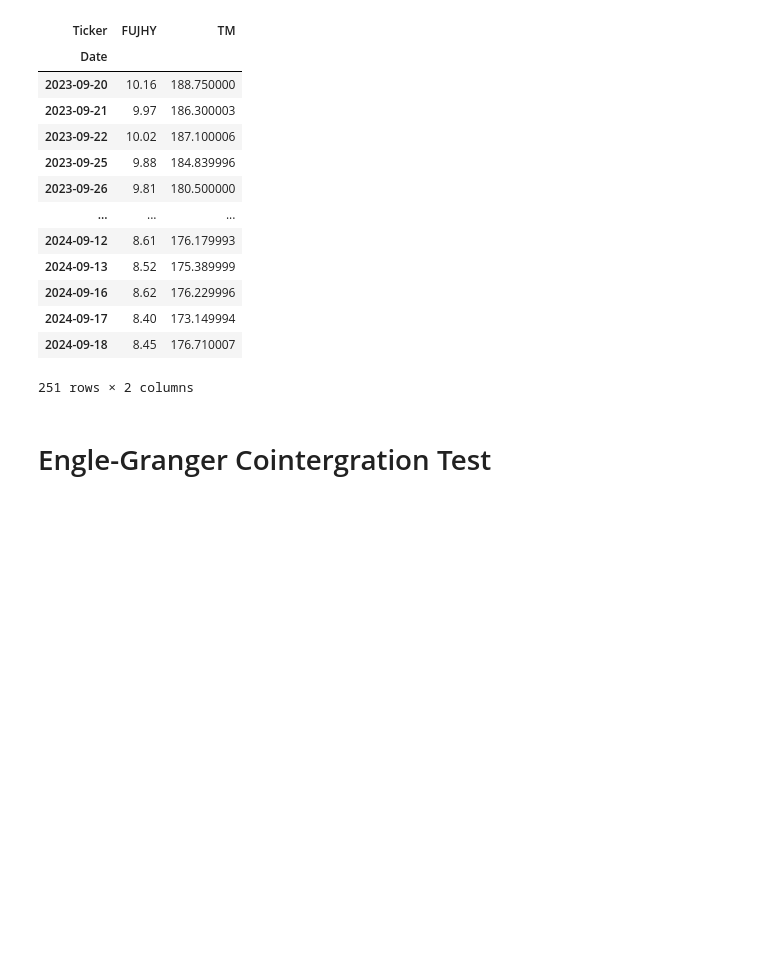
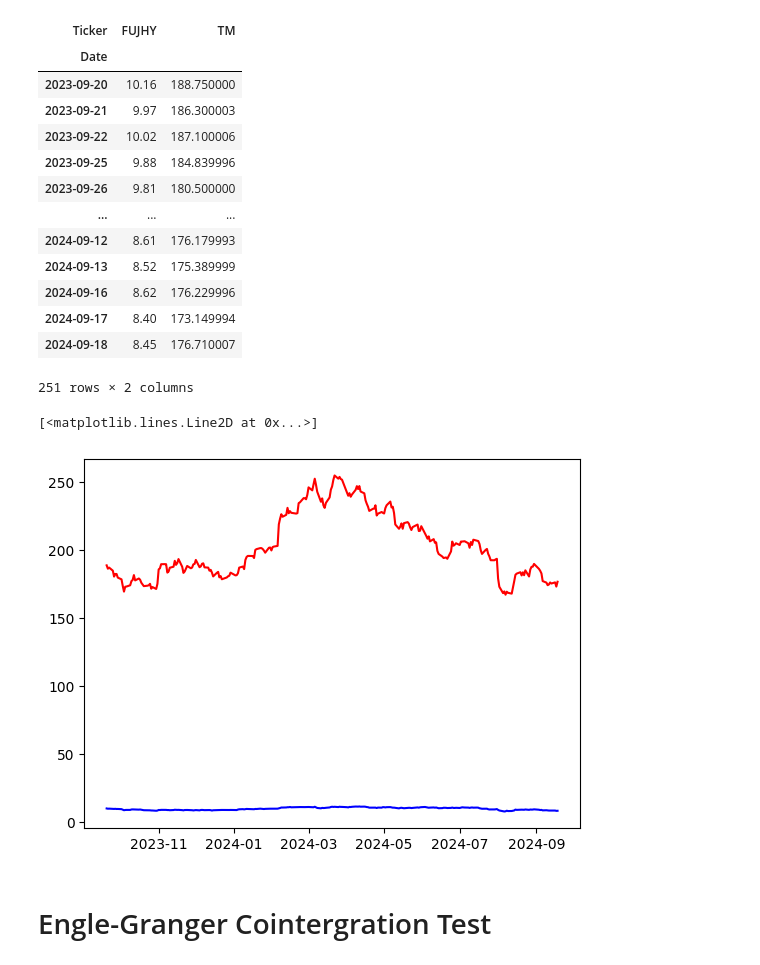
Before and after one commit to victoria-uriostegui/Pairs-Trading-Repo-ED-VU-Fall-24-, a Jupyter notebook: pairs_trading.ipynb, the cells around one changed output. Saved outputs shown, nothing was run; the diff lists cells and outputs as text; code cells hidden in the pictures; blank space fills up the shorter version.

Commit message:
Added graphs!

```diff
--- a/pairs_trading.ipynb
+++ b/pairs_trading.ipynb
@@ -105,6 +105,13 @@ display(tmsub_df)
 | 2024-09-17 | 8.40 | 173.149994 |
 | 2024-09-18 | 8.45 | 176.710007 |
 251 rows × 2 columns
+# %%
+# Making graph
+plt.plot(tmsub_df['FUJHY'], color='blue', label='FUJHY')
+plt.plot(tmsub_df['TM'], color='red', label='TM')
+# %% [output]
+[<matplotlib.lines.Line2D at 0x...>]
+[figure, added]
 # %% [markdown]
 # Engle-Granger Cointergration Test
 # %% [markdown]
```
Also changed, not shown: parts of 2 cells of this notebook.
